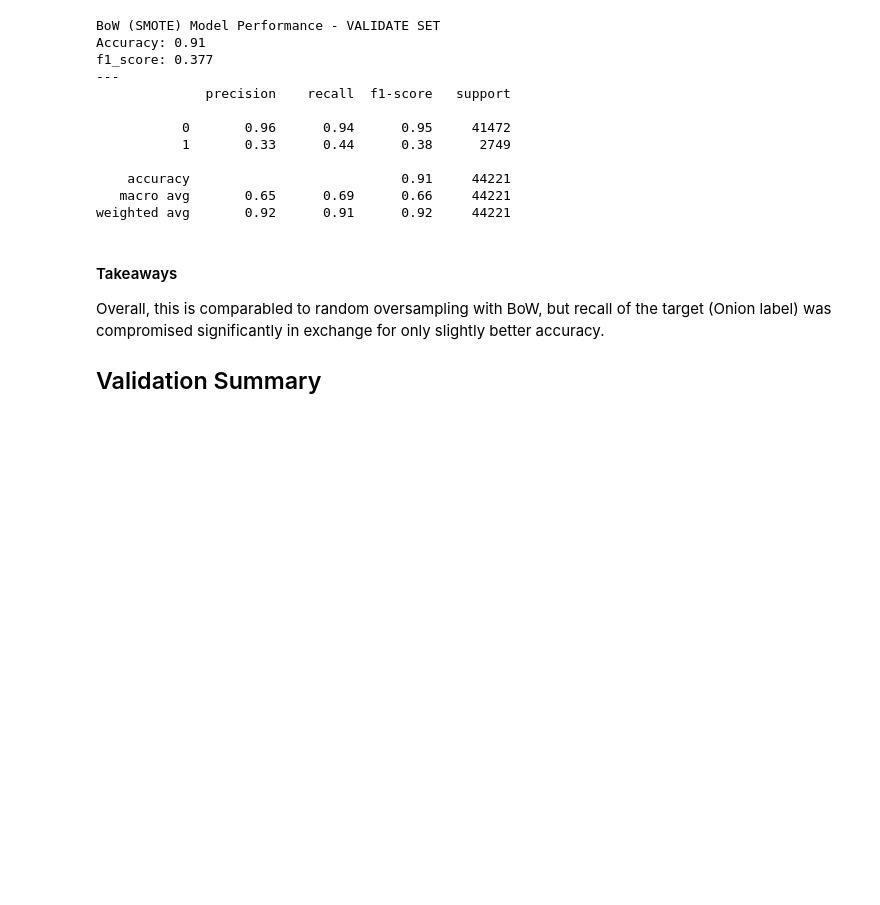
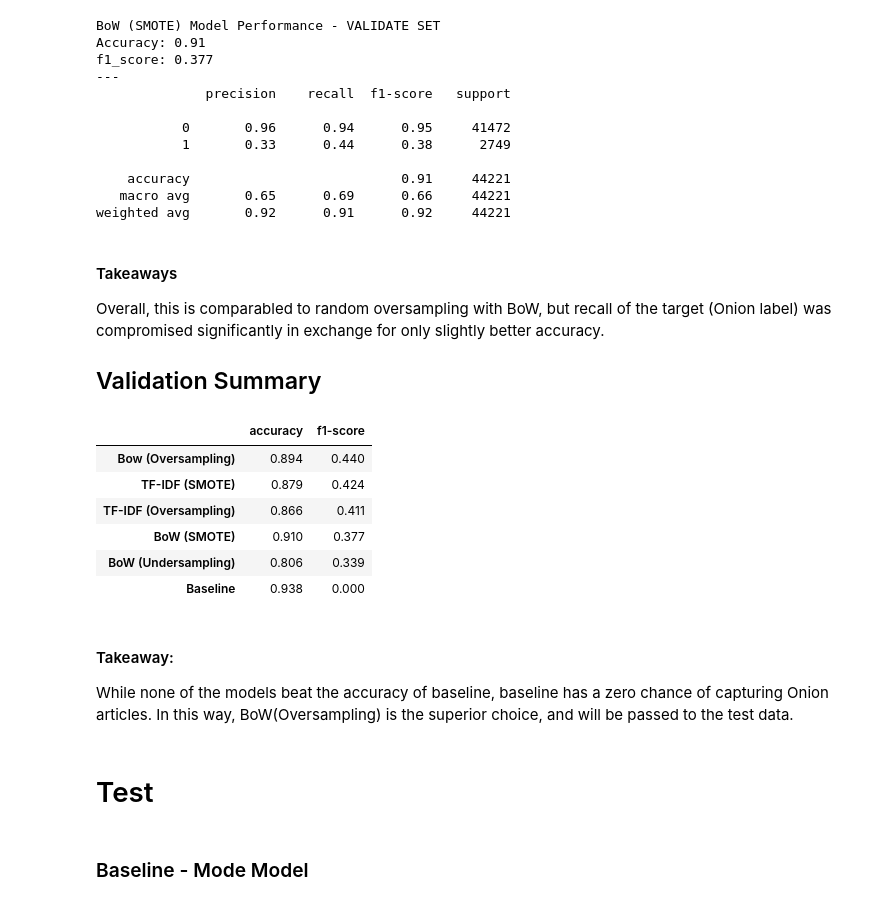
Before and after one commit to adam-gomez/finding-fake-news, a Jupyter notebook: walkthrough.ipynb, the cells around one changed output. Saved outputs shown, nothing was run; the diff lists cells and outputs as text; code cells hidden in the pictures; blank space fills up the shorter version.

```diff
--- a/walkthrough.ipynb
+++ b/walkthrough.ipynb
@@ -2159,8 +2159,8 @@ validate_results
 | 141069 | 0 | 0 | 0 | 0 | 0 |
 44221 rows × 5 columns
 # %%
-baseline_accuracy_bow_undersampled_validate = round(accuracy_score(validate_results.actual, validate_results.bow_undersampled), 3)
-baseline_f1_score_bow_undersampled_validate = round(f1_score(validate_results.actual, validate_results.bow_undersampled), 3)
+logit_accuracy_bow_undersampled_validate = round(accuracy_score(validate_results.actual, validate_results.bow_undersampled), 3)
+logit_f1_score_bow_undersampled_validate = round(f1_score(validate_results.actual, validate_results.bow_undersampled), 3)
 # %%
 print('BoW (Random Undersampling) Model Confusion Matrix - VALIDATE SET')
 pd.crosstab(validate_results.bow_undersampled, validate_results.actual)
@@ -2220,8 +2220,8 @@ validate_results
 | 141069 | 0 | 0 | 0 | 0 | 0 | 0 |
 44221 rows × 6 columns
 # %%
-baseline_accuracy_bow_oversampled_validate = round(accuracy_score(validate_results.actual, validate_results.bow_oversampled), 3)
-baseline_f1_score_bow_oversampled_validate = round(f1_score(validate_results.actual, validate_results.bow_oversampled), 3)
+logit_accuracy_bow_oversampled_validate = round(accuracy_score(validate_results.actual, validate_results.bow_oversampled), 3)
+logit_f1_score_bow_oversampled_validate = round(f1_score(validate_results.actual, validate_results.bow_oversampled), 3)
 # %%
 print('BoW (Random Oversampling) Model Confusion Matrix - VALIDATE SET')
 pd.crosstab(validate_results.bow_oversampled, validate_results.actual)
@@ -2283,8 +2283,8 @@ validate_results
 | 141069 | 0 | 0 | 0 | 0 | 0 | 0 | 0 |
 44221 rows × 7 columns
 # %%
-baseline_accuracy_bow_smote_validate = round(accuracy_score(validate_results.actual, validate_results.bow_smote), 3)
-baseline_f1_score_bow_smote_validate = round(f1_score(validate_results.actual, validate_results.bow_smote), 3)
+logit_accuracy_bow_smote_validate = round(accuracy_score(validate_results.actual, validate_results.bow_smote), 3)
+logit_f1_score_bow_smote_validate = round(f1_score(validate_results.actual, validate_results.bow_smote), 3)
 # %%
 print('BoW (SMOTE) Model Confusion Matrix - VALIDATE SET')
 pd.crosstab(validate_results.bow_smote, validate_results.actual)
@@ -2334,0 +2321,25 @@ validate_summary = {'Baseline': [baseline_accuracy_original, baseline_f1_score_o
+# %%
+validate_summary = {'Baseline': [baseline_accuracy_validate, baseline_f1_score_validate],
+                    'TF-IDF (SMOTE)': [logit_accuracy_tf_idf_smote_validate, logit_f1_score_tf_idf_smote_validate],
+                    'TF-IDF (Oversampling)': [logit_accuracy_tf_idf_oversampled_validate, logit_f1_score_tf_idf_oversampled_validate],
+                    'BoW (Undersampling)': [logit_accuracy_bow_undersampled_validate, logit_f1_score_bow_undersampled_validate],
+                    'Bow (Oversampling)': [logit_accuracy_bow_oversampled_validate, logit_f1_score_bow_oversampled_validate],
+                    'BoW (SMOTE)': [logit_accuracy_bow_smote_validate, logit_f1_score_bow_smote_validate]}
+# %%
+validate_summary_df = pd.DataFrame.from_dict(validate_summary, orient='index').rename(columns={0:'accuracy', 1:'f1-score'})
+validate_summary_df.sort_values(by='f1-score', ascending=False)
+# %% [output]
+|  | accuracy | f1-score |
+| Bow (Oversampling) | 0.894 | 0.440 |
+| TF-IDF (SMOTE) | 0.879 | 0.424 |
+| TF-IDF (Oversampling) | 0.866 | 0.411 |
+| BoW (SMOTE) | 0.910 | 0.377 |
+| BoW (Undersampling) | 0.806 | 0.339 |
+| Baseline | 0.938 | 0.000 |
+# %% [markdown]
+#### Takeaway:
+While none of the models beat the accuracy of baseline, baseline has a zero chance of capturing Onion articles. In this way, BoW(Oversampling) is the superior choice, and will be passed to the test data.
+# %% [markdown]
+# Test
+# %% [markdown]
+### Baseline - Mode Model
```
Also changed, not shown: parts of 25 cells of this notebook.
